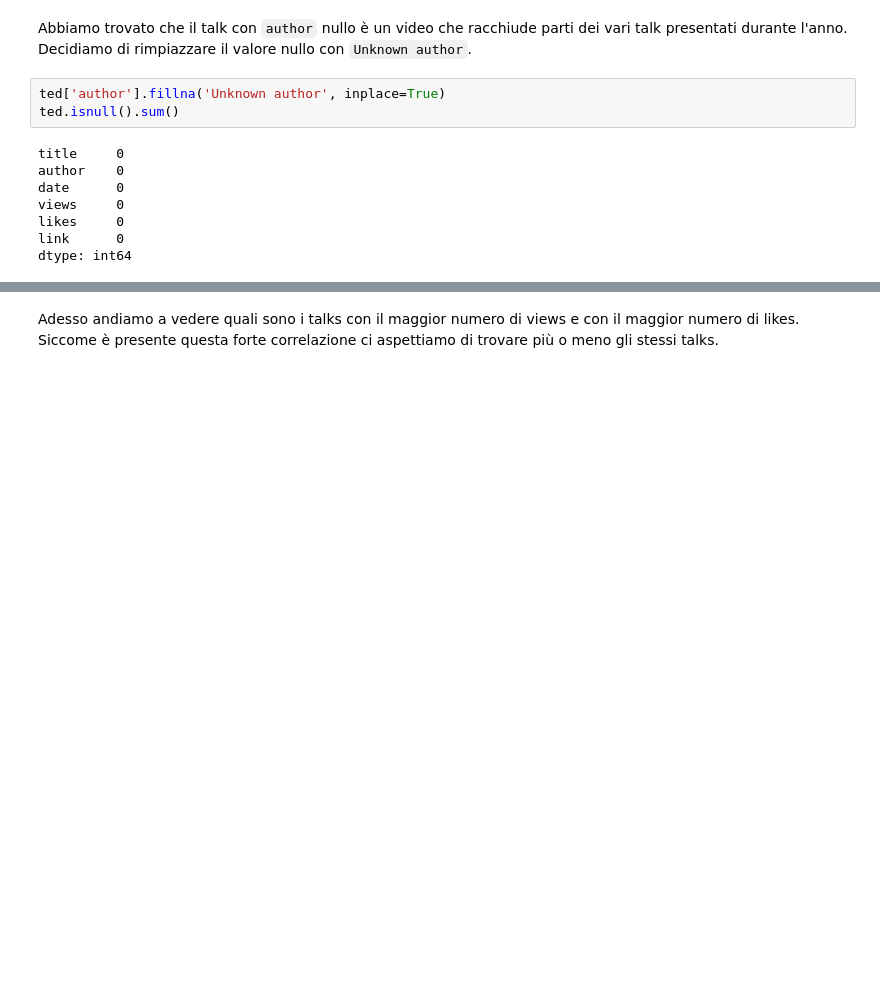
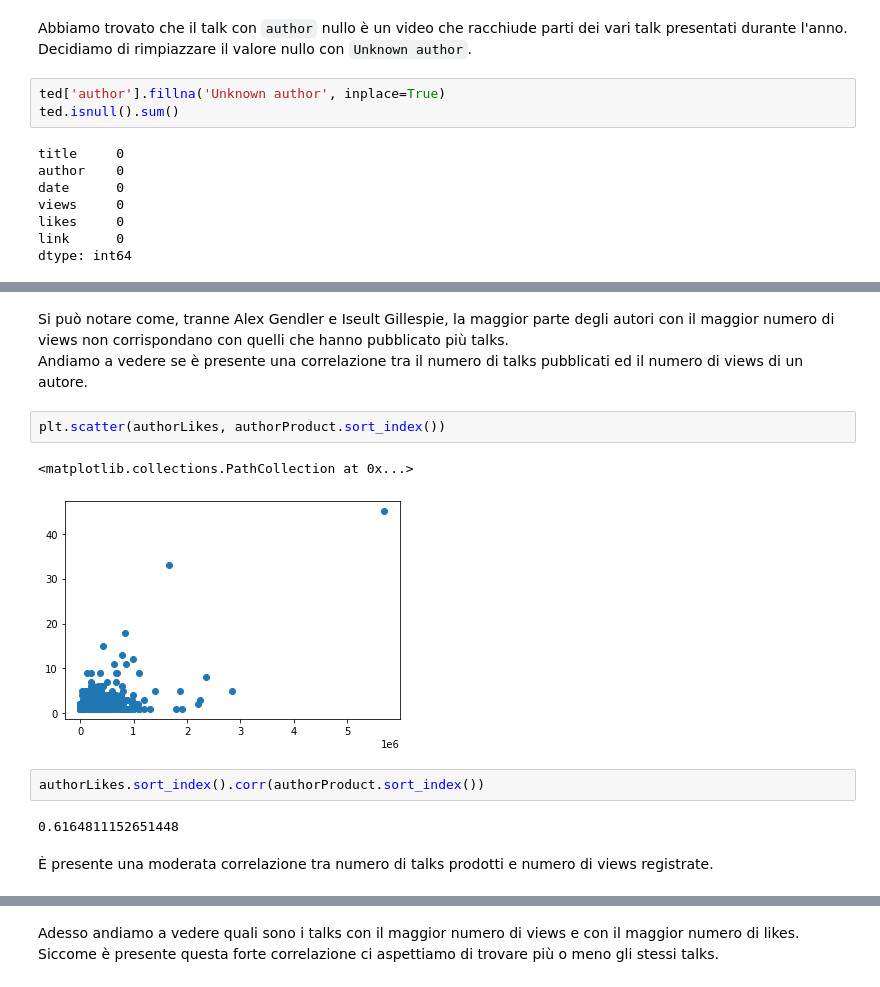
Before and after one commit to Fili00/Analisi_TedTalkDataset, a Jupyter notebook: progetto.ipynb, the cells around one changed output, grey strips where cells are left out. Cells and saved outputs as stored; diff of their text form; blank space fills up the shorter version.

```diff
--- a/progetto.ipynb
+++ b/progetto.ipynb
@@ -124,0 +267,14 @@ plt.plot(X_train, y_hat, color='r')
+# %% [markdown]
+Si può notare come, tranne Alex Gendler e Iseult Gillespie, la maggior parte degli autori con il maggior numero di views non corrispondano con quelli che hanno pubblicato più talks. \
+Andiamo a vedere se è presente una correlazione tra il numero di talks pubblicati ed il numero di views di un autore.
+# %%
+plt.scatter(authorLikes, authorProduct.sort_index())
+# %% [output]
+<matplotlib.collections.PathCollection at 0x...>
+[figure, added]
+# %%
+authorLikes.sort_index().corr(authorProduct.sort_index())
+# %% [output]
+0.6164811152651448
+# %% [markdown]
+È presente una moderata correlazione tra numero di talks prodotti e numero di views registrate.
```
Also changed, not shown: parts of 70 cells of this notebook.
